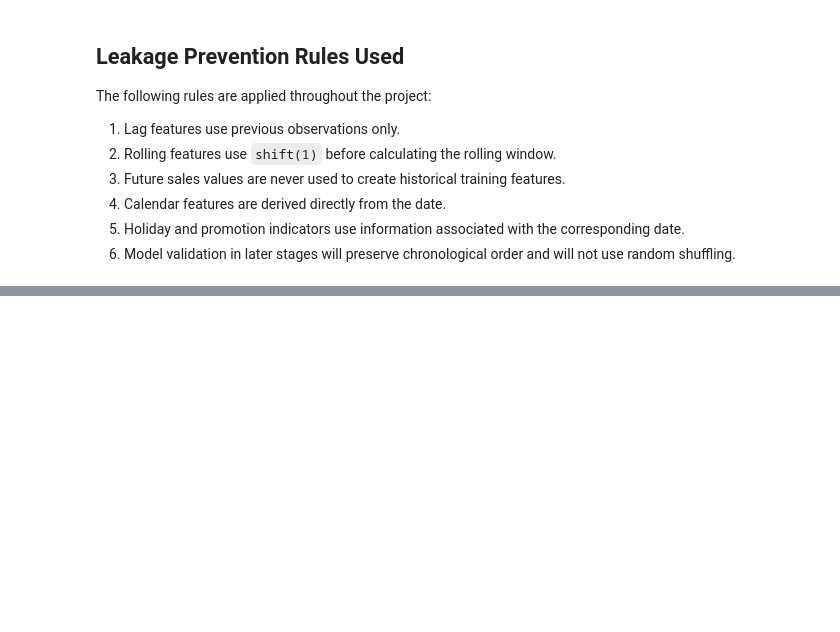
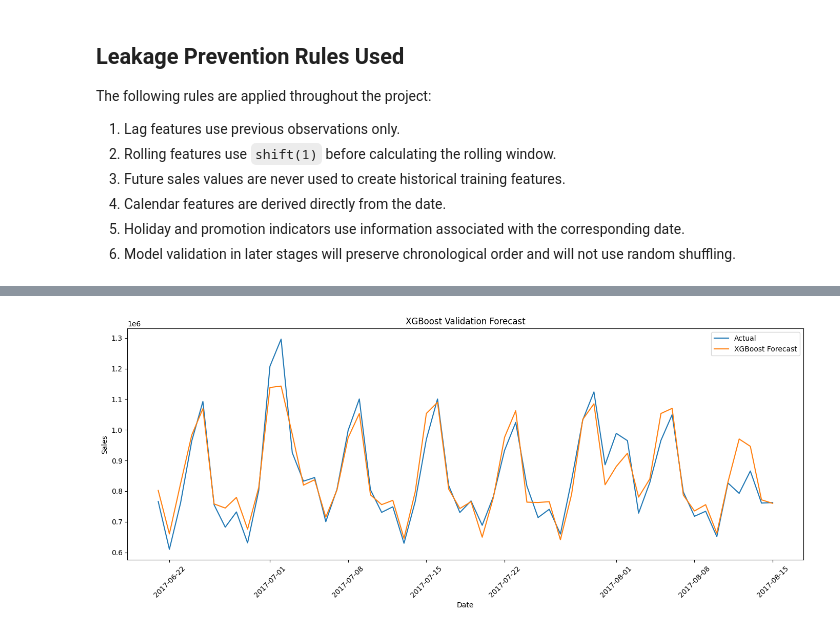
Before and after one commit to francisparwez/retail-demand-forecasting, a Jupyter notebook: notebooks/retail_demand_forecasting.ipynb, the cells around one changed output, grey strips where cells are left out. Cells and saved outputs as stored; diff of their text form; code cells hidden in the pictures; blank space fills up the shorter version.

```diff
--- a/notebooks/retail_demand_forecasting.ipynb
+++ b/notebooks/retail_demand_forecasting.ipynb
@@ -1342,0 +2057,4 @@ The following rules are applied throughout the project:
+# %%
+tscv = TimeSeriesSplit(
+    n_splits=3
+)
@@ -1342,0 +2107,16 @@ The following rules are applied throughout the project:
+# %%
+best_xgb = (
+    xgb_random_search
+    .best_estimator_
+)
+
+xgb_predictions = best_xgb.predict(
+    X_valid_xgb
+)
+
+xgb_metrics = calculate_metrics(
+    y_valid_xgb,
+    xgb_predictions
+)
+
+xgb_metrics
@@ -1342,0 +2133,31 @@ The following rules are applied throughout the project:
+# %%
+plt.figure(figsize=(14, 6))
+
+plt.plot(
+    xgb_valid_data["date"],
+    y_valid_xgb,
+    label="Actual"
+)
+
+plt.plot(
+    xgb_valid_data["date"],
+    xgb_predictions,
+    label="XGBoost Forecast"
+)
+
+plt.title("XGBoost Validation Forecast")
+plt.xlabel("Date")
+plt.ylabel("Sales")
+plt.legend()
+plt.xticks(rotation=45)
+plt.tight_layout()
+
+plt.savefig(
+    "../images/16_xgboost_validation_forecast.png",
+    dpi=300,
+    bbox_inches="tight"
+)
+
+plt.show()
+# %% [output]
+[figure, added]
```
Also changed, not shown: parts of 46 cells of this notebook, 6 other files.
